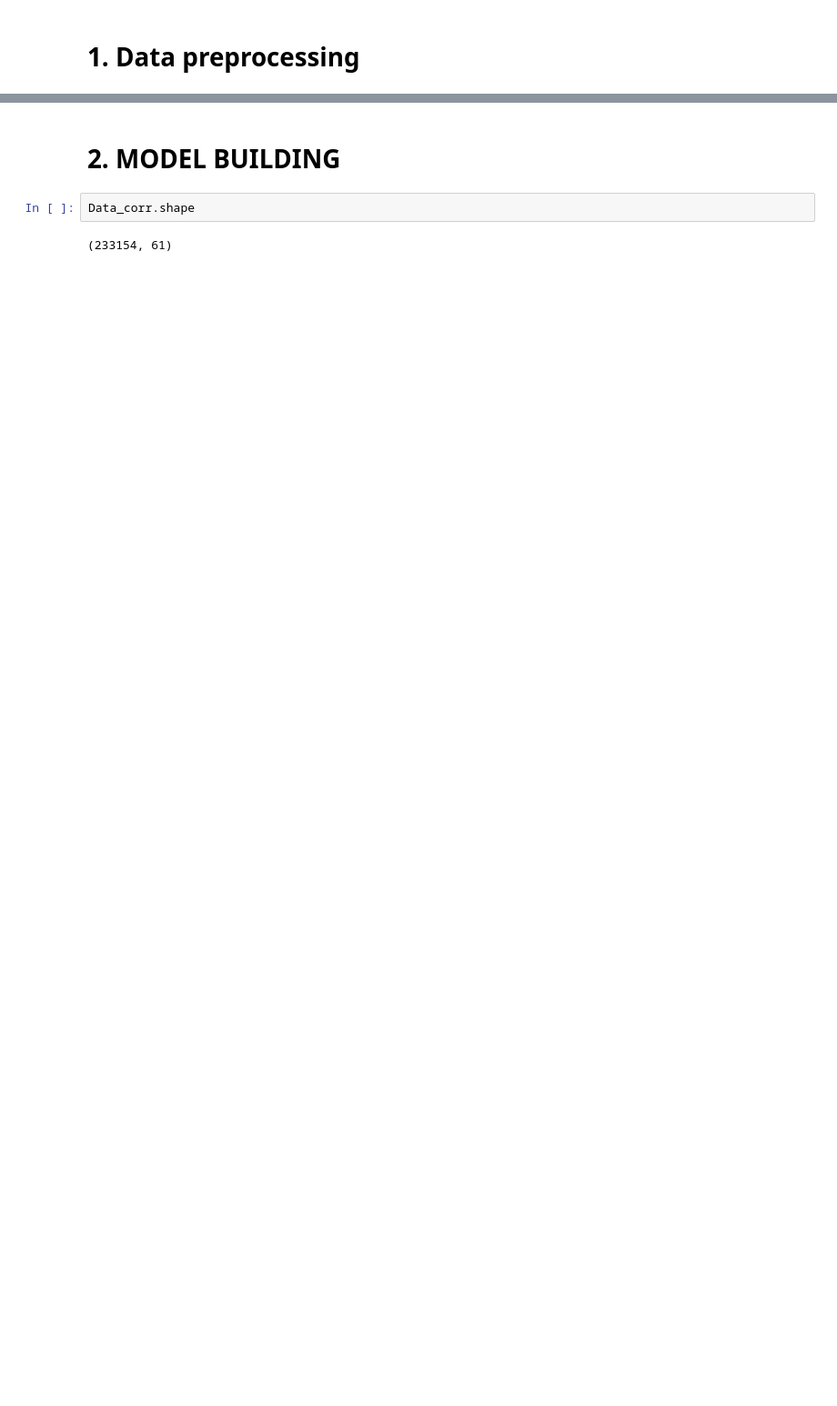
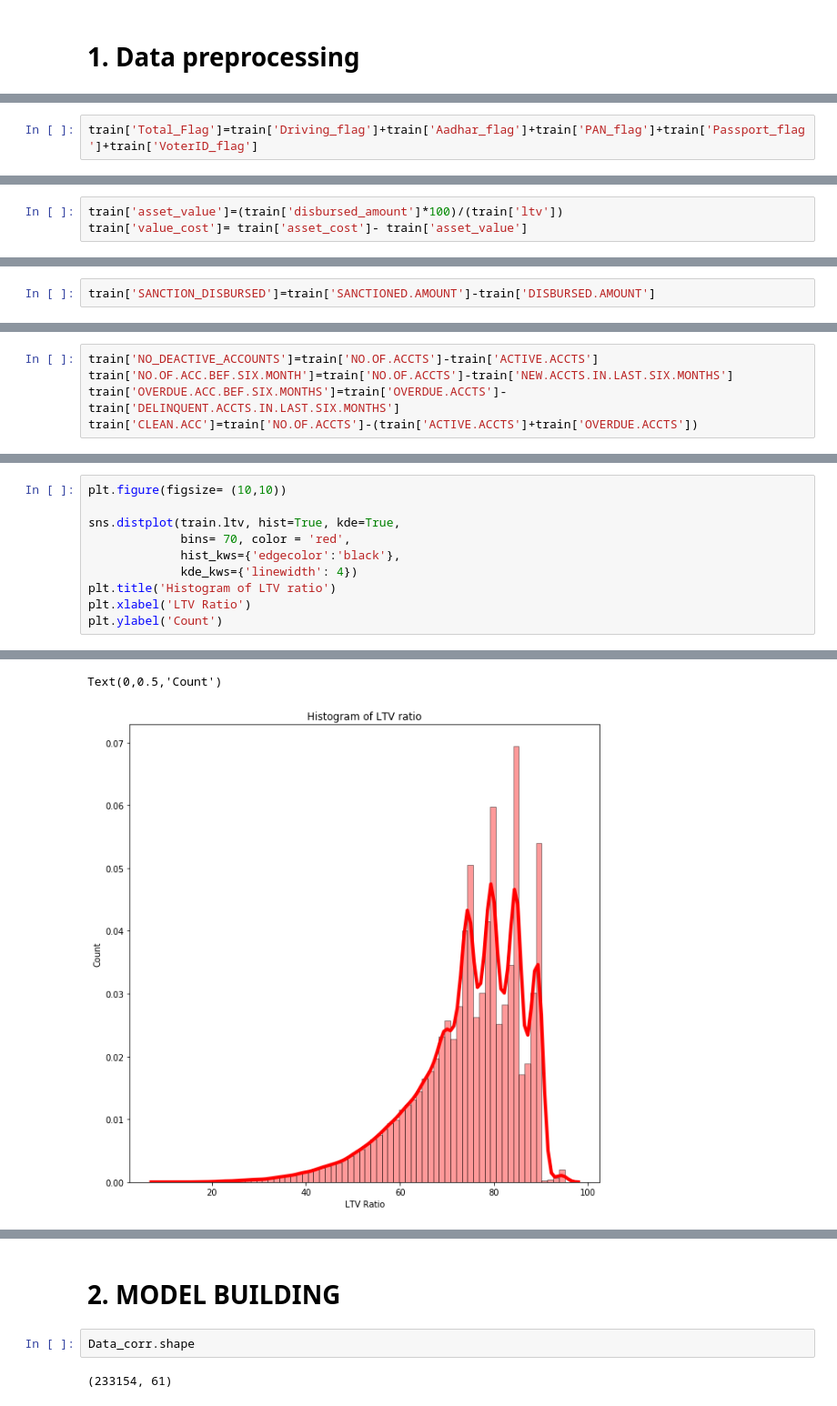
Before and after one commit to aameyapats/LTFS-Hackathon, a Jupyter notebook: LTFS Hackthon.ipynb, the cells around one changed output, grey strips where cells are left out. Shown at 91% size. Saved outputs shown, nothing was run; the diff lists cells and outputs as text; blank space fills up the shorter version.

Commit message:
Latest commit
Added visualisations and fixed some feature engineering bugs

```diff
--- a/LTFS Hackthon.ipynb
+++ b/LTFS Hackthon.ipynb
@@ -322,0 +304,2 @@ memory usage: 60.5 MB
+# %%
+train['Total_Flag']=train['Driving_flag']+train['Aadhar_flag']+train['PAN_flag']+train['Passport_flag']+train['VoterID_flag']
@@ -322,0 +310,3 @@ memory usage: 60.5 MB
+# %%
+train['asset_value']=(train['disbursed_amount']*100)/(train['ltv'])
+train['value_cost']= train['asset_cost']- train['asset_value']
@@ -322,0 +350,2 @@ memory usage: 60.5 MB
+# %%
+train['SANCTION_DISBURSED']=train['SANCTIONED.AMOUNT']-train['DISBURSED.AMOUNT']
@@ -322,0 +368,5 @@ memory usage: 60.5 MB
+# %%
+train['NO_DEACTIVE_ACCOUNTS']=train['NO.OF.ACCTS']-train['ACTIVE.ACCTS']
+train['NO.OF.ACC.BEF.SIX.MONTH']=train['NO.OF.ACCTS']-train['NEW.ACCTS.IN.LAST.SIX.MONTHS']
+train['OVERDUE.ACC.BEF.SIX.MONTHS']=train['OVERDUE.ACCTS']-train['DELINQUENT.ACCTS.IN.LAST.SIX.MONTHS']
+train['CLEAN.ACC']=train['NO.OF.ACCTS']-(train['ACTIVE.ACCTS']+train['OVERDUE.ACCTS'])
@@ -322,0 +442,11 @@ memory usage: 60.5 MB
+# %%
+plt.figure(figsize= (10,10))
+
+sns.distplot(train.ltv, hist=True, kde=True,
+             bins= 70, color = 'red',
+             hist_kws={'edgecolor':'black'},
+             kde_kws={'linewidth': 4})
+plt.title('Histogram of LTV ratio')
+plt.xlabel('LTV Ratio')
+plt.ylabel('Count')
+# %% [output]
@@ -322,0 +454,2 @@ memory usage: 60.5 MB
+Text(0,0.5,'Count')
+[figure, added]
```
Also changed, not shown: parts of 107 cells of this notebook, 3 other files.
